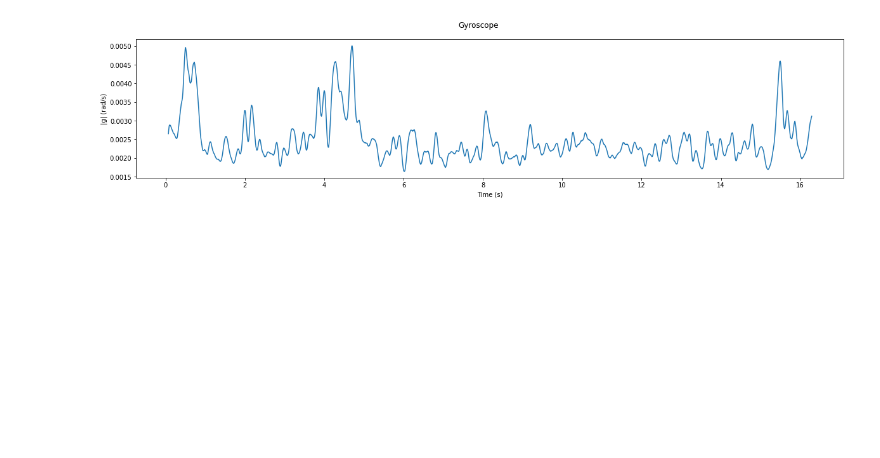
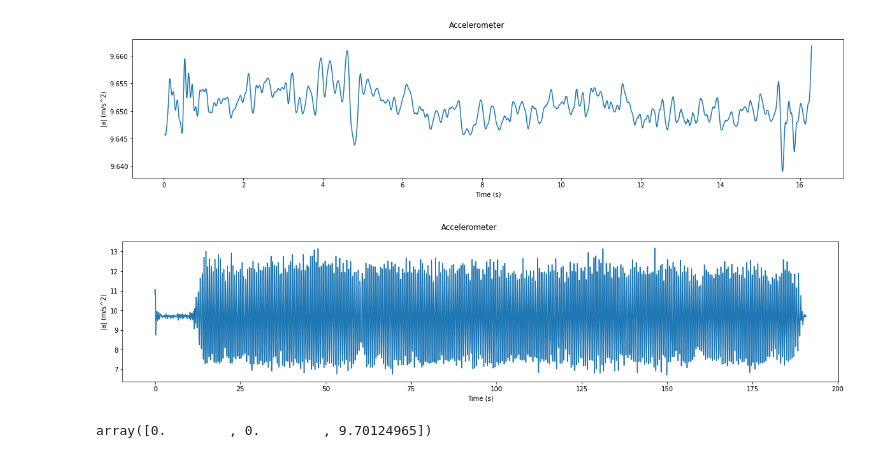
Before and after one commit to annkapopp/IndoorLocal, a Jupyter notebook: integration.ipynb, the cells around one changed output. Saved outputs shown, nothing was run; the diff lists cells and outputs as text; code cells hidden in the pictures; blank space fills up the shorter version.

```diff
--- a/integration.ipynb
+++ b/integration.ipynb
@@ -13,4 +5,22 @@ cal_gyro = np.load("preprocessed_data/gebaeude64_cali_gyro.npy")
-# %%
-utils.plot_gyro(cal_gyro, "norm")
-# %% [output]
-[figure, removed]
+# %%
+#load preprocessed data for calibration
+cal_acc = np.load("preprocessed_data/gebaeude64_cali_acc.npy")
+acc = np.load("preprocessed_data/gebaeude64_acc.npy")
+
+#take the first 10 seconds of the accelerometer (sample freq = 100 hz)
+acc = acc[:, :1000]
+# %%
+utils.plot_acc(cal_acc, "norm")
+utils.plot_acc(acc, "norm")
+# %% [output]
+[figure, added]
+[figure, added]
+# %%
+#estiate g'b(0) by averaging over first ten seconds of accelerometer data
+_, grav = np.mean(acc, axis=1)
+
+g_b0 = np.array([0,0, grav])
+
+g_b0
+# %% [output]
+array([0.        , 0.        , 9.70124965])
```
Also changed, not shown: parts of 2 cells of this notebook.
